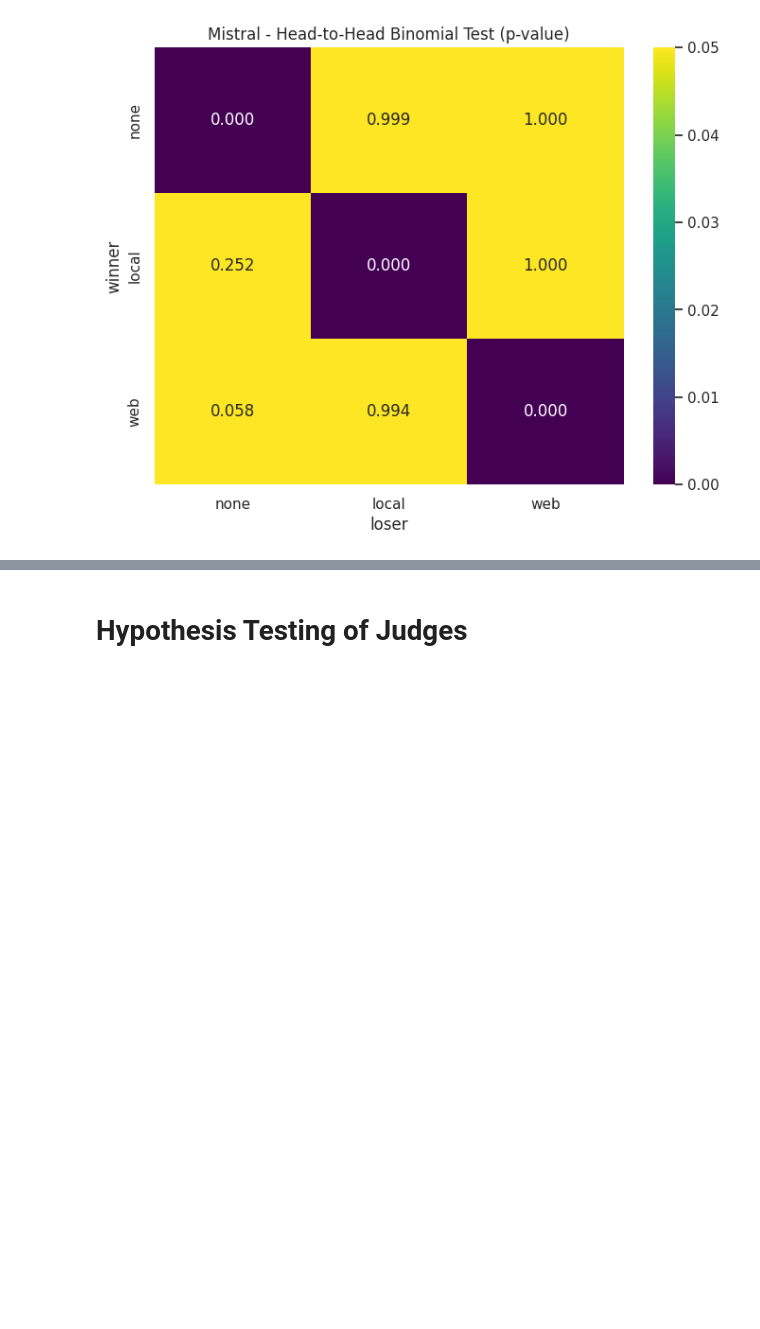
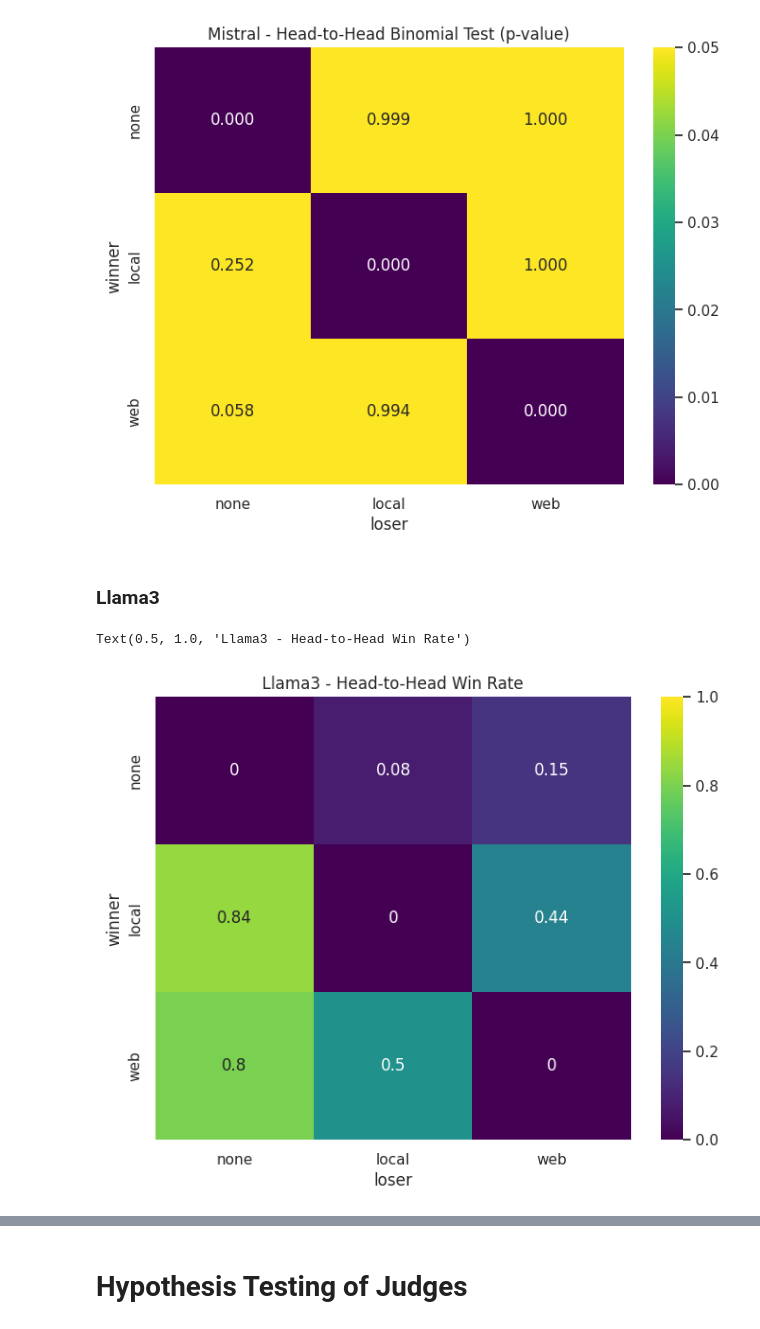
Before and after one commit to lancewilhelm/cs6804_final, a Jupyter notebook: analysis.ipynb, the cells around one changed output, grey strips where cells are left out. Drawn from its saved outputs; the diff is of its cells as text; code cells hidden in the pictures; blank space fills up the shorter version.

```diff
--- a/analysis.ipynb
+++ b/analysis.ipynb
@@ -769,3 +774,13 @@ plt.title('Mistral - Head-to-Head Binomial Test (p-value)')
 # %% [output]
 Text(0.5, 1.0, 'Mistral - Head-to-Head Binomial Test (p-value)')
 [figure]
+# %% [markdown]
+### Llama3
+# %%
+llama3['loser'] = llama3.apply(determine_loser, axis=1)
+_ = count_total_h2h(llama3)
+graph_h2h_win_rate(llama3)
+plt.title('Llama3 - Head-to-Head Win Rate')
+# %% [output]
+Text(0.5, 1.0, 'Llama3 - Head-to-Head Win Rate')
+[figure, added]
```
Also changed, not shown: parts of 17 cells of this notebook, 2 other files.
